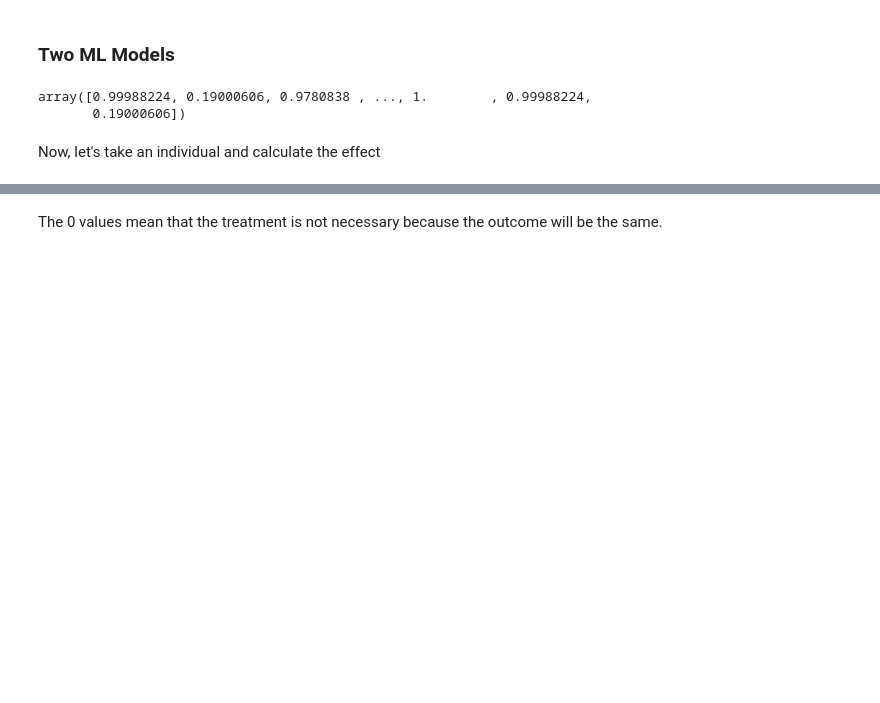
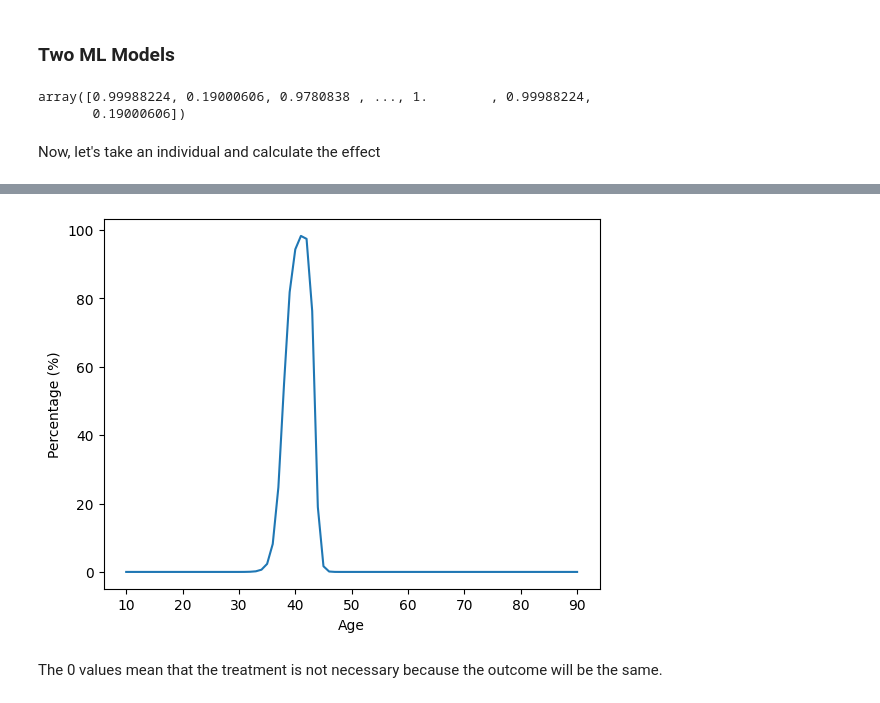
Before and after one commit to Bruno-Moreno/ML---Study, a Jupyter notebook: notebooks/STATS/causal_inference.ipynb, the cells around one changed output, grey strips where cells are left out. Drawn from its saved outputs; the diff is of its cells as text; code cells hidden in the pictures; blank space fills up the shorter version.

```diff
--- a/notebooks/STATS/causal_inference.ipynb
+++ b/notebooks/STATS/causal_inference.ipynb
@@ -252,2 +267,10 @@ X_test
+# %%
+plt.plot(X_test.age, X_test.ITE, label = "ITE")
+plt.xlabel("Age")
+plt.ylabel("Percentage (%)")
+plt.savefig("img/causal_inference_ite_two_models.png", dpi = 300, bbox_inches='tight')
+plt.show()
+# %% [output]
+[figure, added]
 # %% [markdown]
 The 0 values mean that the treatment is not necessary because the outcome will be the same.
```
Also changed, not shown: parts of 5 cells of this notebook, 2 other files.
